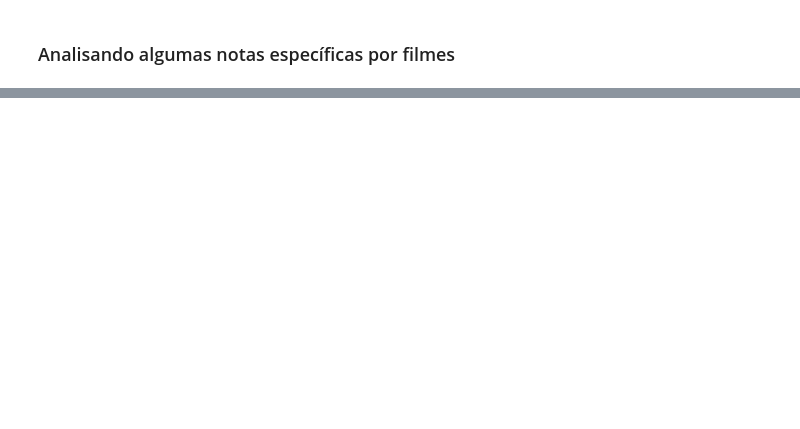
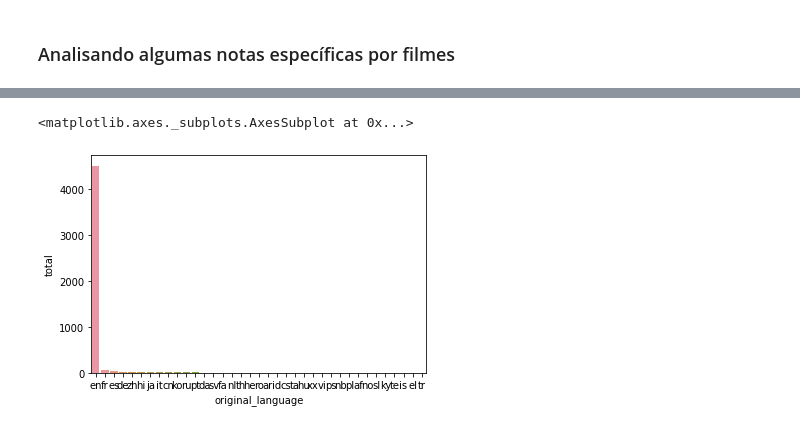
Before and after one commit to jeanhrsouza/data-science-primeiros-passos, a Jupyter notebook: Introducao_a_Data_Science.ipynb, the cells around one changed output, grey strips where cells are left out. Drawn from its saved outputs; the diff is of its cells as text; code cells hidden in the pictures; blank space fills up the shorter version.

Commit message:
Visualizando gráficos por categoria

```diff
--- a/Introducao_a_Data_Science.ipynb
+++ b/Introducao_a_Data_Science.ipynb
@@ -225,0 +230,4 @@ Text(0.5, 1.0, 'Histograma das médias dos filmes')
+# %%
+# importando csv
+tmdb = pd.read_csv("tmdb_5000_movies.csv")
+tmdb.head()
@@ -225,0 +332,11 @@ Text(0.5, 1.0, 'Histograma das médias dos filmes')
+# %%
+#Contando os valores --> transformando em um data_frame E retirando o index
+
+#Atribuindo a uma variável
+contagem_de_lingua = tmdb["original_language"].value_counts().to_frame().reset_index()
+
+#renomenado
+contagem_de_lingua.columns = ["original_language", "total"]
+
+#Exibindo o DF;
+contagem_de_lingua.head()
@@ -225,0 +350,8 @@ Text(0.5, 1.0, 'Histograma das médias dos filmes')
+# %%
+#Visualizando as categorias
+#----------------------------------------------------
+#Para comparar as categorias, vamos plotar as categorias
+sns.barplot(x="original_language", y="total", data=contagem_de_lingua) #baixo nível
+# %% [output]
+<matplotlib.axes._subplots.AxesSubplot at 0x...>
+[figure, added]
```
Also changed, not shown: parts of 33 cells of this notebook.
